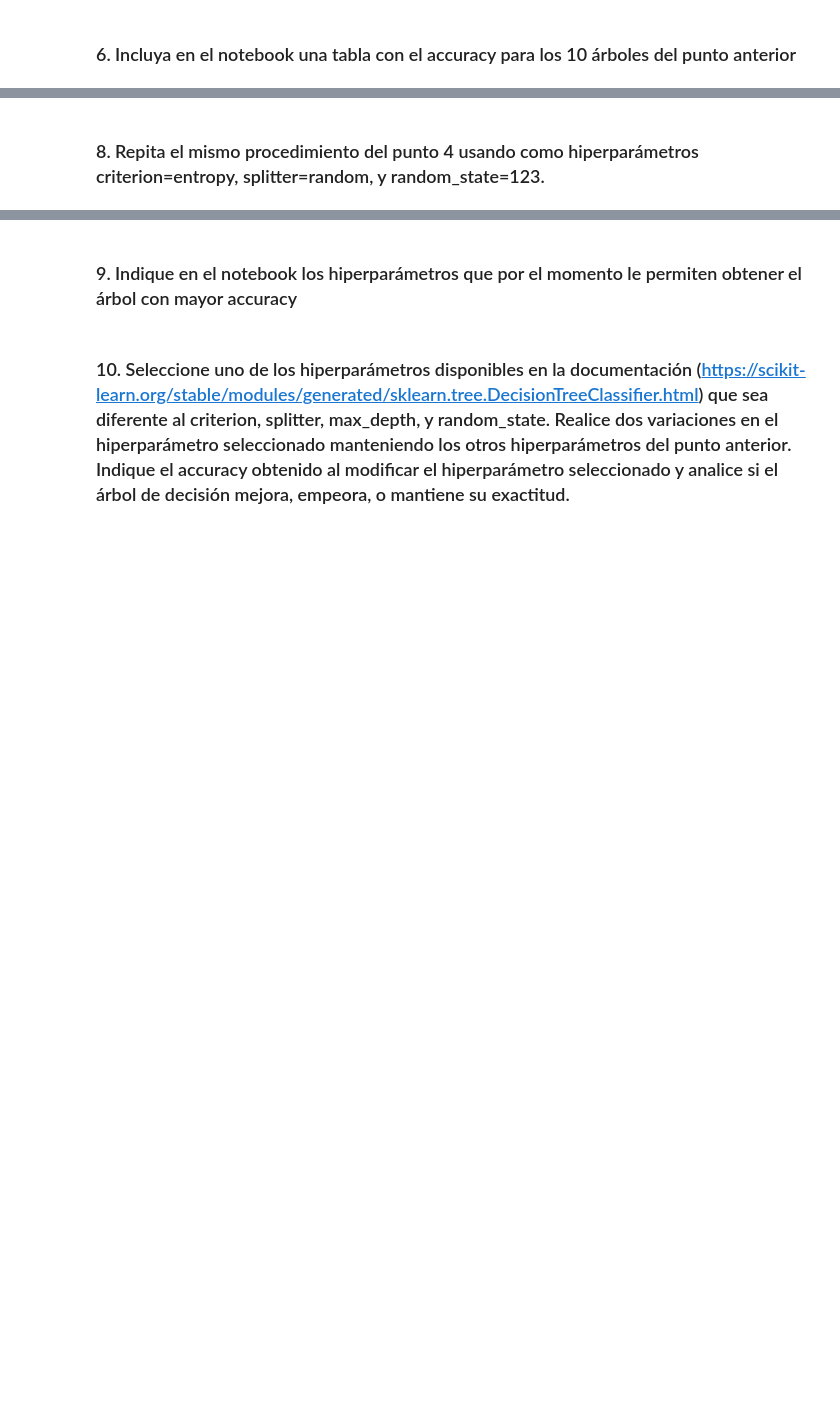
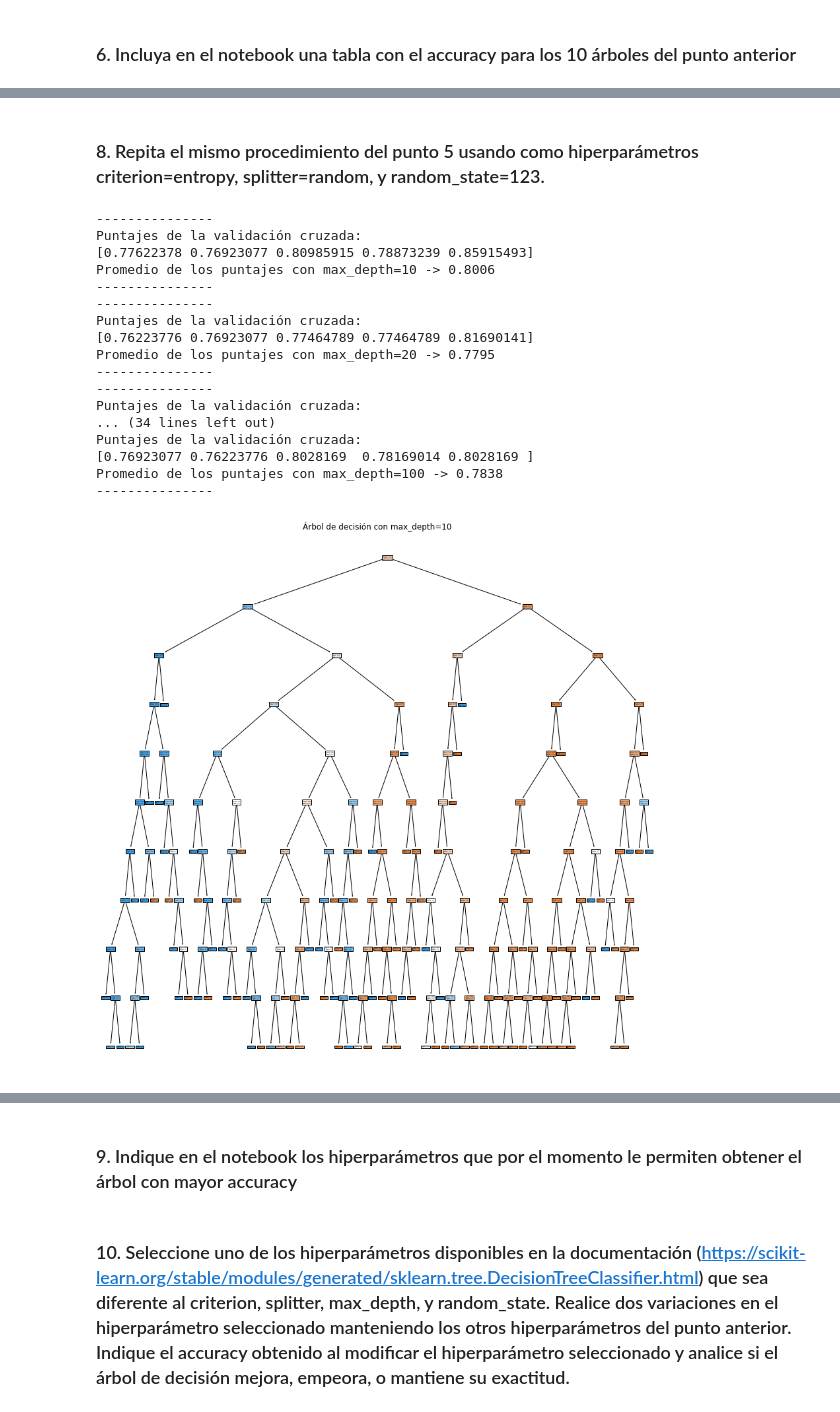
Before and after one commit to MavelSterling/Informe_Inteligencia_Artificial, a Jupyter notebook: notebook_Arboles.ipynb, the cells around one changed output, grey strips where cells are left out. Drawn from its saved outputs; the diff is of its cells as text; code cells hidden in the pictures; blank space fills up the shorter version.

```diff
--- a/notebook_Arboles.ipynb
+++ b/notebook_Arboles.ipynb
@@ -308,2 +515,47 @@ Name: survived, Length: 712, dtype: int64
 # %% [markdown]
-### 8. Repita el mismo procedimiento del punto 4 usando como hiperparámetros criterion=entropy, splitter=random, y random_state=123.
+### 8. Repita el mismo procedimiento del punto 5 usando como hiperparámetros criterion=entropy, splitter=random, y random_state=123.
+# %%
+#----------------------------------------------------------
+#Librerias sklearn.tree y sklearn.model_selection
+#----------------------------------------------------------
+from sklearn import tree
+from sklearn.tree import DecisionTreeClassifier
+from sklearn.model_selection import cross_val_score
+import matplotlib.pyplot as plt
+
+scores_3 = []
+decision_tree_3 = []
+for max_depth in range(10, 110, 10):
+    model_tree_3 = DecisionTreeClassifier(criterion="entropy", splitter="random", max_depth=max_depth, random_state=123)
+    model_tree_3.fit(X_train, y_train)
+    decision_tree_3.append(model_tree_3.score(X_test, y_test))
+    scores_3 = model_tree_3.score(X_test, y_test)
+    cross_val_scores_3 = cross_val_score(model_tree_3, X_train, y_train, cv=5,scoring='accuracy')
+    print("---------------")
+    print("Puntajes de la validación cruzada:")
+    print(cross_val_scores_3)
+    print(f"Promedio de los puntajes con max_depth={max_depth}","->" ,round(cross_val_scores_3.mean(),4))
+    print("---------------")
+    plt.figure(figsize=(15,15))
+    tree.plot_tree(model_tree_3, filled=True);
+    plt.title(f"Árbol de decisión con max_depth={max_depth}")
+    #tree.export_graphviz(decision_tree=model_tree_3, class_names=True,out_file="Arbol.dot")
+# %% [output]
+---------------
+Puntajes de la validación cruzada:
+[0.77622378 0.76923077 0.80985915 0.78873239 0.85915493]
+Promedio de los puntajes con max_depth=10 -> 0.8006
+---------------
+---------------
+Puntajes de la validación cruzada:
+[0.76223776 0.76923077 0.77464789 0.77464789 0.81690141]
+Promedio de los puntajes con max_depth=20 -> 0.7795
+---------------
+---------------
+Puntajes de la validación cruzada:
+... (34 lines left out)
+Puntajes de la validación cruzada:
+[0.76923077 0.76223776 0.8028169  0.78169014 0.8028169 ]
+Promedio de los puntajes con max_depth=100 -> 0.7838
+---------------
+[figure, added]
```
Also changed, not shown: parts of 15 cells of this notebook.
